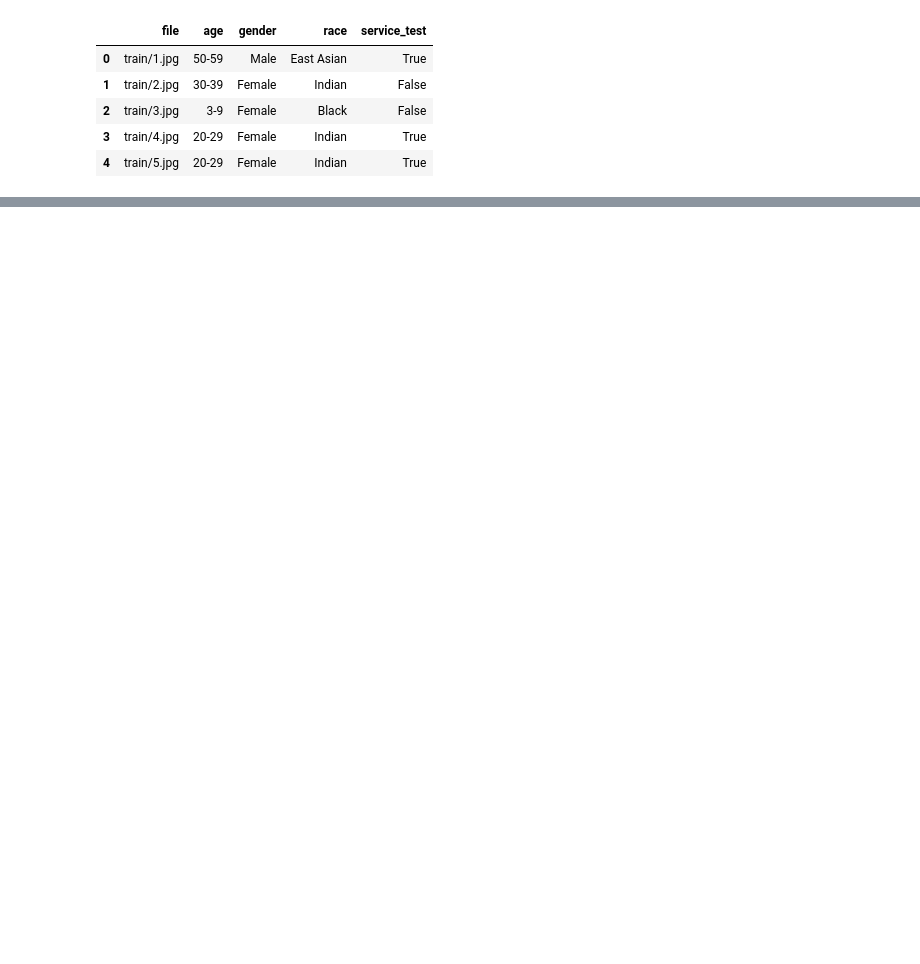
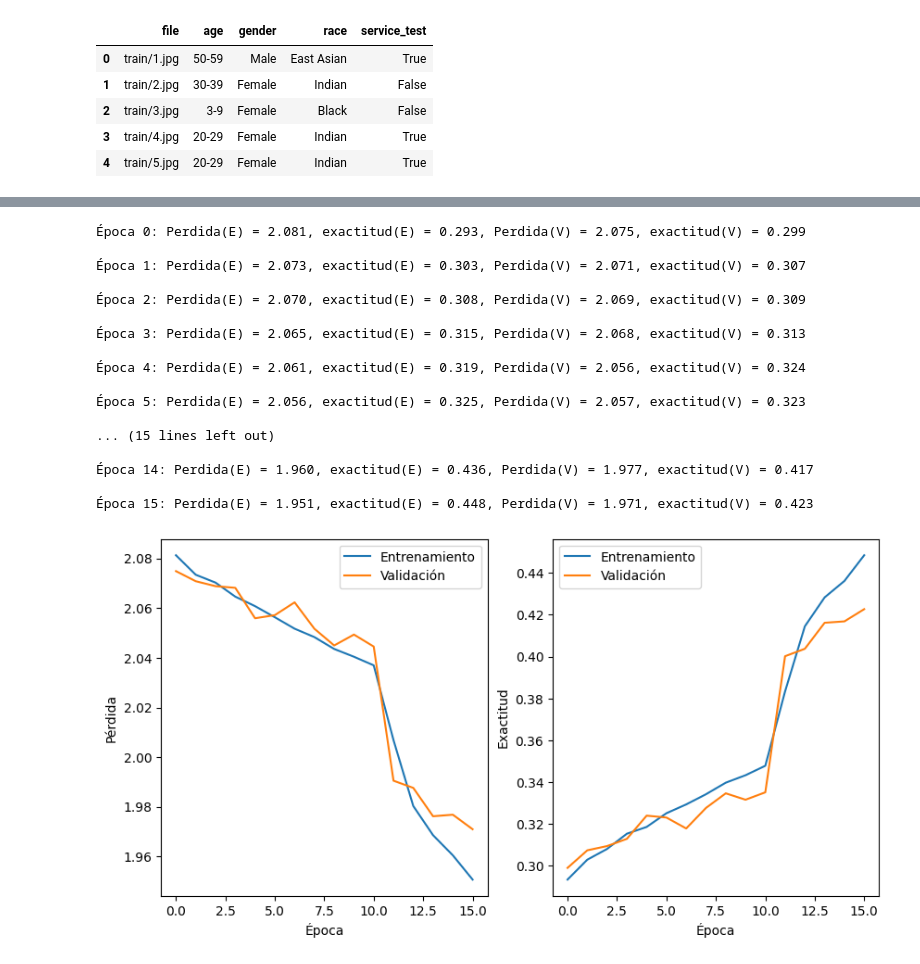
Before and after one commit to sergioar3143/AprendizajeProfundo, a Jupyter notebook: Clasificacion_grupo_etario_transformers.ipynb, the cells around one changed output, grey strips where cells are left out. Cells and saved outputs as stored; diff of their text form; code cells hidden in the pictures; blank space fills up the shorter version.

```diff
--- a/Clasificacion_grupo_etario_transformers.ipynb
+++ b/Clasificacion_grupo_etario_transformers.ipynb
@@ -77,0 +225,16 @@ df_train.head()
+# %%
+def guarda_ckpt(ckptpath, modelo, epoca, opt):
+  estado_modelo = {'epoch': epoca,
+                   'model_state_dict': modelo.state_dict(),
+                   'optimizer_state_dict': opt.state_dict()}
+  torch.save(estado_modelo, ckptpath)
+# %%
+def registra_info_tboard(writer, epoca, hist):
+  for (m,v) in hist.items():
+    writer.add_scalar(m, v[epoca], epoca)
+# %%
+def exactitud(y_hat, y):
+  cmp = y_hat.argmax(dim=-1) == y.argmax(dim=-1)
+  #cmp = y_hat.argmax(dim=-1) == y
+  aciertos = torch.count_nonzero(cmp)
+  return aciertos / cmp.shape[0]
@@ -77,0 +409,58 @@ df_train.head()
+# %%
+#ecm = nn.MSELoss()
+model = DeepConv()
+disp = 'cuda' if torch.cuda.is_available() else 'cpu'
+model.to(disp)
+ecm = nn.CrossEntropyLoss(weight=None,
+                              reduction='mean',
+                              label_smoothing=0.1)
+opt = Adam(model.parameters(),lr=0.0001)
+
+#opt = SGD(model.parameters(), lr = 1e-3)
+
+LOGDIR = './logs/'
+
+model, mejor_conv, hist = entrena(model,
+                                   ecm,
+                                   exactitud,
+                                   opt,
+                                   trn_dl,
+                                   val_dl,
+                                   disp,
+                                   LOGDIR + '/conv.pt',
+                                   n_epocas=16,
+                                   tbdir = LOGDIR)
+
+f,axs = plt.subplots(nrows=1, ncols=2, figsize=(10, 5))
+
+axs[0].plot(hist['perdida_ent'], label='Entrenamiento')
+axs[0].plot(hist['perdida_val'], label='Validación')
+axs[0].set_xlabel('Época')
+axs[0].set_ylabel('Pérdida')
+axs[0].legend()
+
+axs[1].plot(hist['exactitud_ent'], label='Entrenamiento')
+axs[1].plot(hist['exactitud_val'], label='Validación')
+axs[1].set_xlabel('Época')
+axs[1].set_ylabel('Exactitud')
+axs[1].legend()
+plt.show()
+# %% [output]
+Época 0: Perdida(E) = 2.081, exactitud(E) = 0.293, Perdida(V) = 2.075, exactitud(V) = 0.299
+
+Época 1: Perdida(E) = 2.073, exactitud(E) = 0.303, Perdida(V) = 2.071, exactitud(V) = 0.307
+
+Época 2: Perdida(E) = 2.070, exactitud(E) = 0.308, Perdida(V) = 2.069, exactitud(V) = 0.309
+
+Época 3: Perdida(E) = 2.065, exactitud(E) = 0.315, Perdida(V) = 2.068, exactitud(V) = 0.313
+
+Época 4: Perdida(E) = 2.061, exactitud(E) = 0.319, Perdida(V) = 2.056, exactitud(V) = 0.324
+
+Época 5: Perdida(E) = 2.056, exactitud(E) = 0.325, Perdida(V) = 2.057, exactitud(V) = 0.323
+
+... (15 lines left out)
+
+Época 14: Perdida(E) = 1.960, exactitud(E) = 0.436, Perdida(V) = 1.977, exactitud(V) = 0.417
+
+Época 15: Perdida(E) = 1.951, exactitud(E) = 0.448, Perdida(V) = 1.971, exactitud(V) = 0.423
+[figure, added]
```
Also changed, not shown: parts of 15 cells of this notebook.
